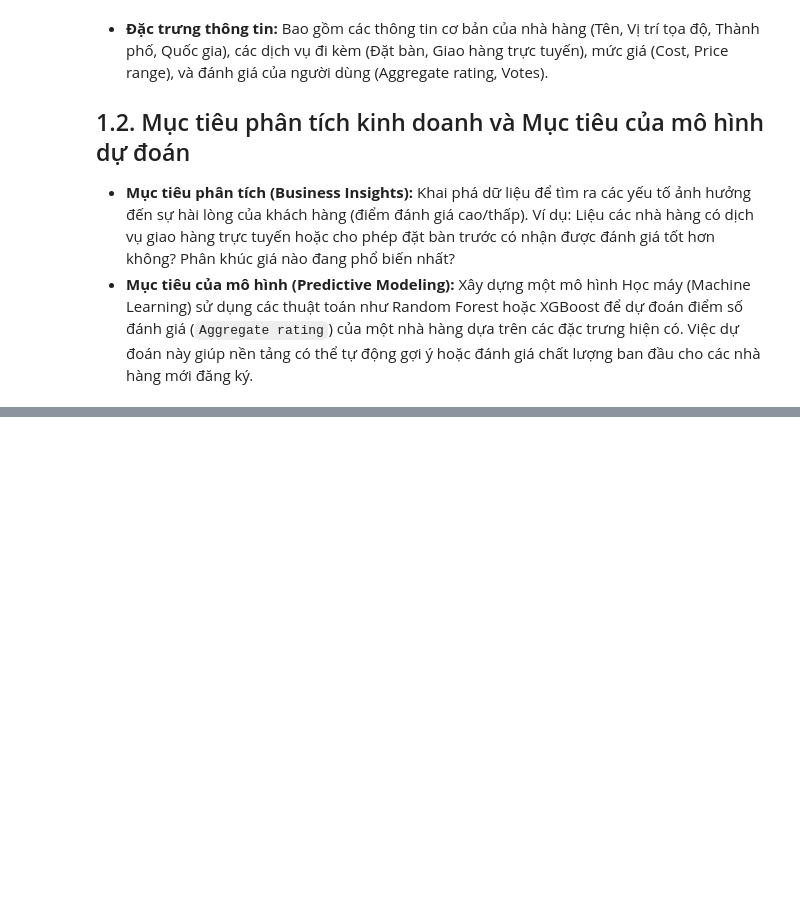
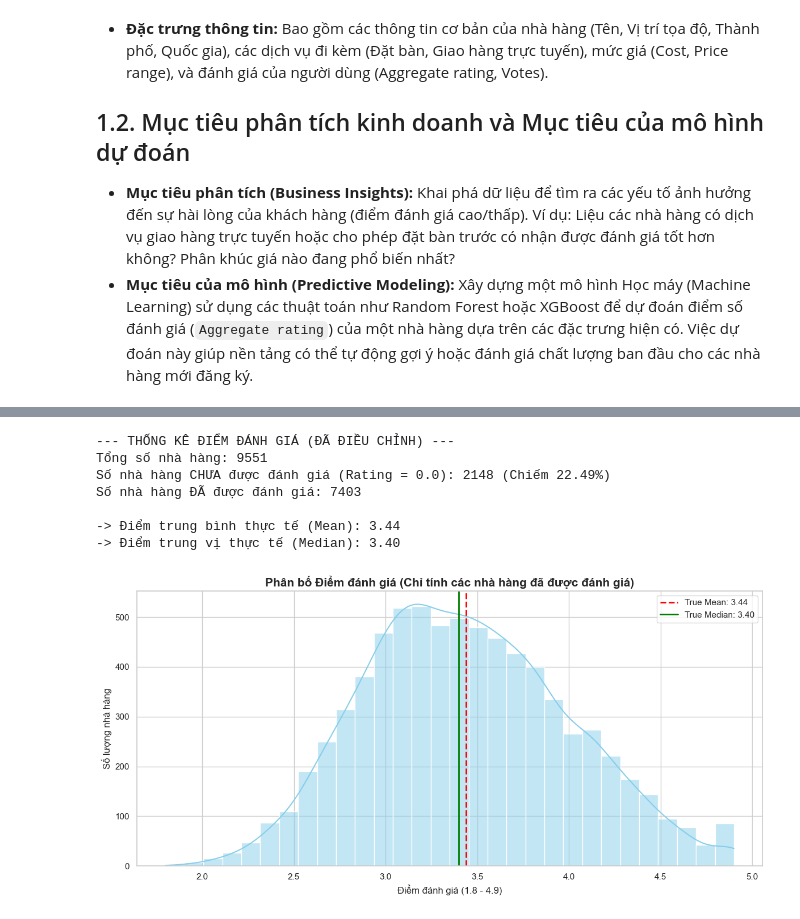
Before and after one commit to rahien123/Restaraunt-Rating-Prediction-, a Jupyter notebook: reports/report.ipynb, the cells around one changed output, grey strips where cells are left out. Drawn from its saved outputs; the diff is of its cells as text; code cells hidden in the pictures; blank space fills up the shorter version.

```diff
--- a/reports/report.ipynb
+++ b/reports/report.ipynb
@@ -20,0 +51,3 @@
+# %%
+df = load_raw_data()
+df.head()
@@ -51,0 +172,3 @@
+# %%
+df_clean=get_da_data(df)
+df_clean.head()
@@ -51,0 +221,41 @@
+# %%
+# 1. TÁCH DỮ LIỆU ĐỂ TÍNH TOÁN CHÍNH XÁC
+df_rated = df_clean[df_clean['Aggregate rating'] > 0]
+unrated_count = len(df_clean[df_clean['Aggregate rating'] == 0.0])
+total_restaurants = len(df_clean)
+
+print(f"--- THỐNG KÊ ĐIỂM ĐÁNH GIÁ (ĐÃ ĐIỀU CHỈNH) ---")
+print(f"Tổng số nhà hàng: {total_restaurants}")
+print(f"Số nhà hàng CHƯA được đánh giá (Rating = 0.0): {unrated_count} (Chiếm {(unrated_count/total_restaurants)*100:.2f}%)")
+print(f"Số nhà hàng ĐÃ được đánh giá: {len(df_rated)}\n")
+
+# Tính Mean và Median thực sự (Chỉ trên tập đã đánh giá)
+true_mean = df_rated['Aggregate rating'].mean()
+true_median = df_rated['Aggregate rating'].median()
+
+print(f"-> Điểm trung bình thực tế (Mean): {true_mean:.2f}")
+print(f"-> Điểm trung vị thực tế (Median): {true_median:.2f}")
+
+# 2. VẼ BIỂU ĐỒ TRÊN TẬP ĐÃ ĐÁNH GIÁ
+plt.figure(figsize=(12, 6))
+sns.histplot(data=df_rated, x='Aggregate rating', bins=30, kde=True, color='skyblue')
+
+# Thêm đường trung bình và trung vị thực sự
+plt.axvline(true_mean, color='red', linestyle='--', linewidth=2, label=f'True Mean: {true_mean:.2f}')
+plt.axvline(true_median, color='green', linestyle='-', linewidth=2, label=f'True Median: {true_median:.2f}')
+
+plt.title('Phân bố Điểm đánh giá (Chỉ tính các nhà hàng đã được đánh giá)', fontsize=15, fontweight='bold')
+plt.xlabel('Điểm đánh giá (1.8 - 4.9)', fontsize=12)
+plt.ylabel('Số lượng nhà hàng', fontsize=12)
+plt.legend()
+plt.tight_layout()
+plt.show()
+# %% [output]
+--- THỐNG KÊ ĐIỂM ĐÁNH GIÁ (ĐÃ ĐIỀU CHỈNH) ---
+Tổng số nhà hàng: 9551
+Số nhà hàng CHƯA được đánh giá (Rating = 0.0): 2148 (Chiếm 22.49%)
+Số nhà hàng ĐÃ được đánh giá: 7403
+
+-> Điểm trung bình thực tế (Mean): 3.44
+-> Điểm trung vị thực tế (Median): 3.40
+[figure, added]
```
Also changed, not shown: parts of 30 cells of this notebook.
